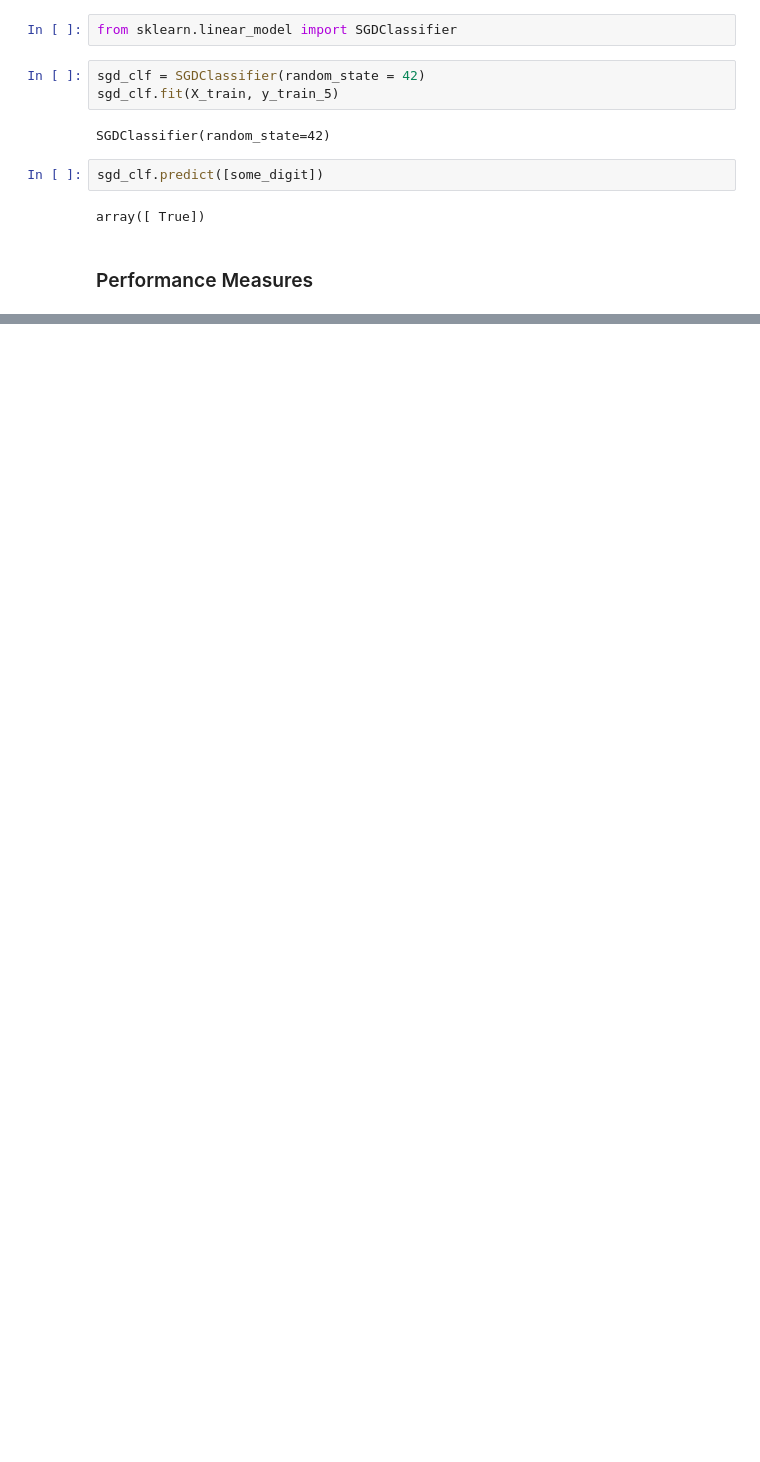
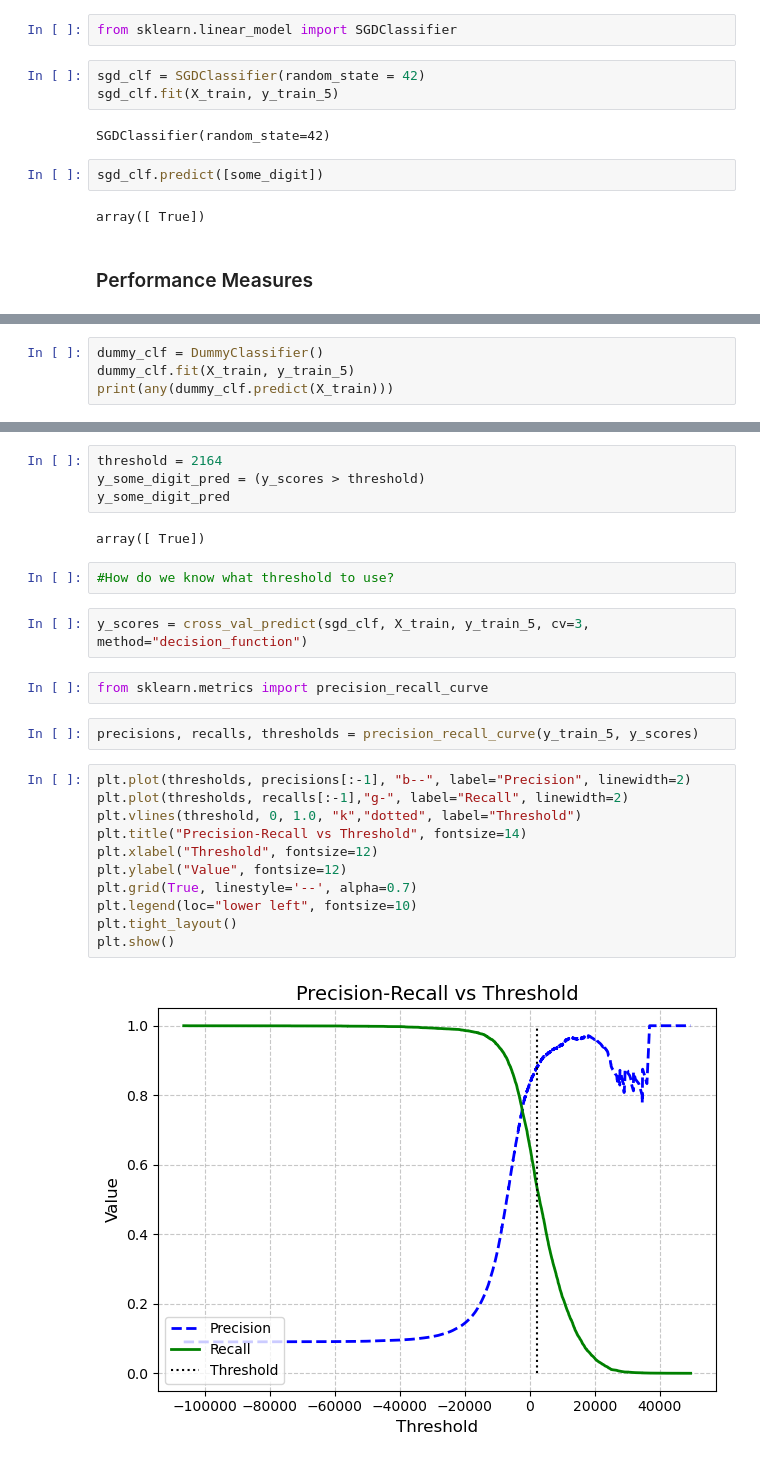
Before and after one commit to sidharthguptax/ML-Aur-lian-G-ron-, a Jupyter notebook: Chapter 3.ipynb, the cells around one changed output, grey strips where cells are left out. Cells and saved outputs as stored; diff of their text form; blank space fills up the shorter version.

```diff
--- a/Chapter 3.ipynb
+++ b/Chapter 3.ipynb
@@ -72,0 +85,4 @@ array([ True])
+# %%
+dummy_clf = DummyClassifier()
+dummy_clf.fit(X_train, y_train_5)
+print(any(dummy_clf.predict(X_train)))
@@ -72,0 +200,27 @@ array([ True])
+# %%
+threshold = 2164
+y_some_digit_pred = (y_scores > threshold)
+y_some_digit_pred
+# %% [output]
+array([ True])
+# %%
+#How do we know what threshold to use?
+# %%
+y_scores = cross_val_predict(sgd_clf, X_train, y_train_5, cv=3, method="decision_function")
+# %%
+from sklearn.metrics import precision_recall_curve
+# %%
+precisions, recalls, thresholds = precision_recall_curve(y_train_5, y_scores)
+# %%
+plt.plot(thresholds, precisions[:-1], "b--", label="Precision", linewidth=2)
+plt.plot(thresholds, recalls[:-1],"g-", label="Recall", linewidth=2)
+plt.vlines(threshold, 0, 1.0, "k","dotted", label="Threshold")
+plt.title("Precision-Recall vs Threshold", fontsize=14)
+plt.xlabel("Threshold", fontsize=12)
+plt.ylabel("Value", fontsize=12)
+plt.grid(True, linestyle='--', alpha=0.7)
+plt.legend(loc="lower left", fontsize=10)
+plt.tight_layout()
+plt.show()
+# %% [output]
+[figure, added]
```
Also changed, not shown: parts of 44 cells of this notebook.
